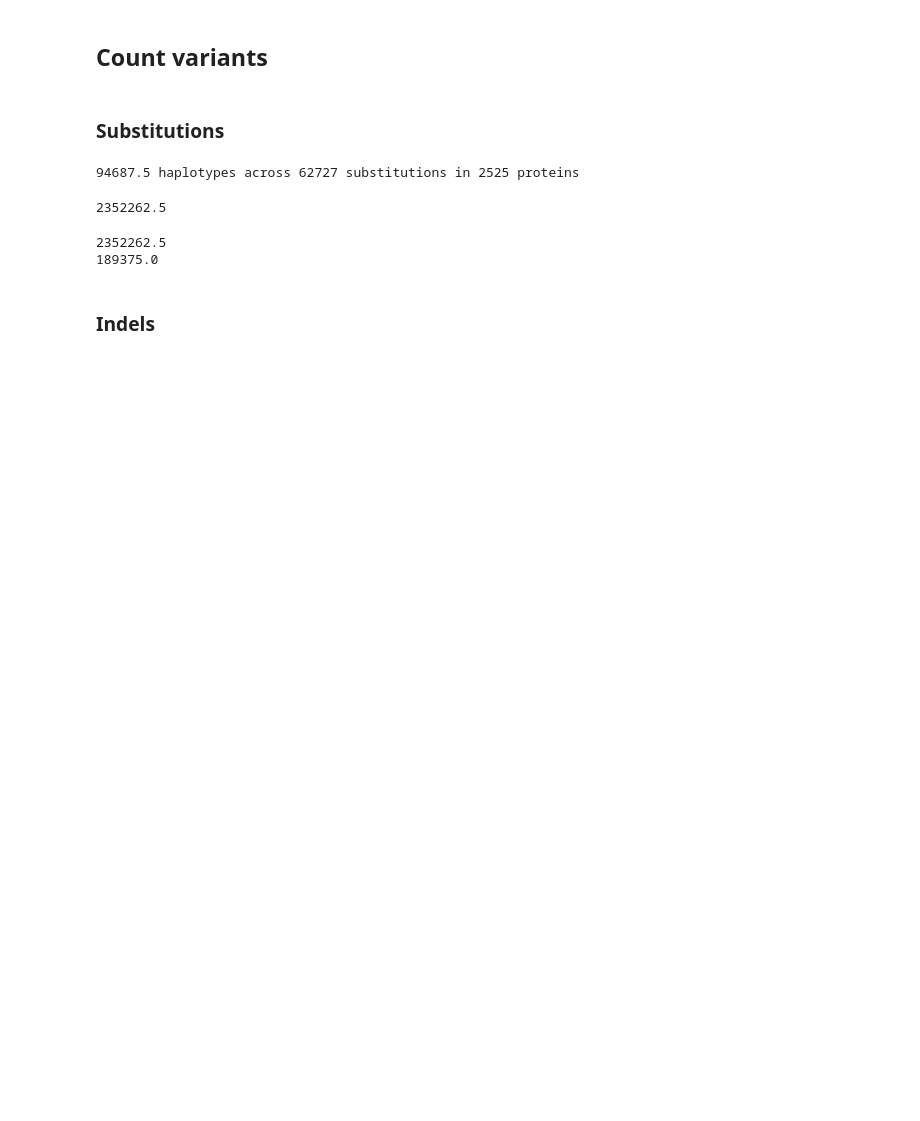
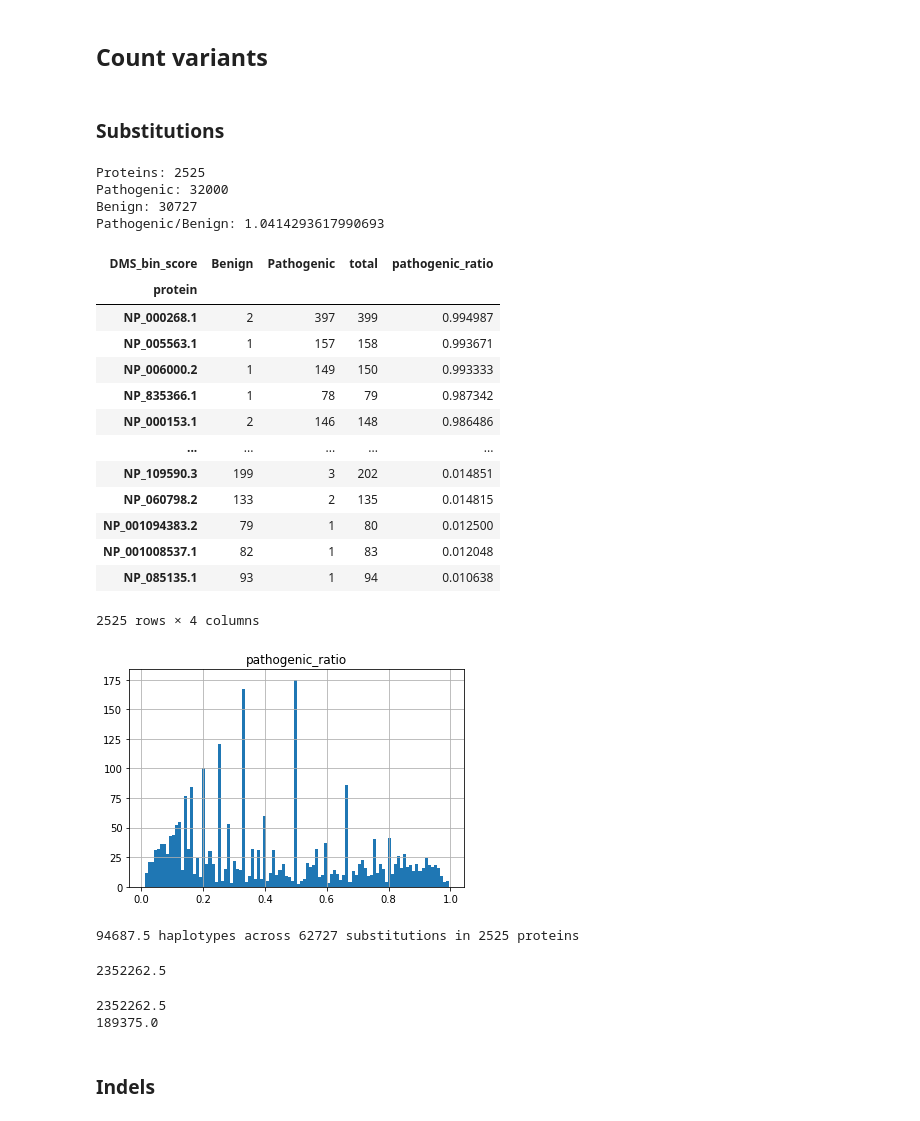
Before and after one commit to bschilder/VEP_protein, a Jupyter notebook: notebooks/ProteinGym.ipynb, the cells around one changed output. Cells and saved outputs as stored; diff of their text form; code cells hidden in the pictures; blank space fills up the shorter version.

```diff
--- a/notebooks/ProteinGym.ipynb
+++ b/notebooks/ProteinGym.ipynb
@@ -67,5 +62,25 @@ Loading from cache ==> /grid/koo/home/schilder/.cache/biomart/id_map.csv.gz
 # %% [markdown]
 ## Count variants
+# %%
+def get_variant_ratios(df,
+                       protein_col='protein',
+                       score_col='DMS_bin_score',
+                       mutant_col='mutant',
+                       fill_value=0):
+    df = df.copy()
+    # drop rows that are all NaN
+    df = df.dropna(axis=1, how='all')
+    print("Proteins:",df[protein_col].nunique())
+    df2 = df.groupby([protein_col, score_col])[mutant_col].count().unstack(fill_value=fill_value)
+    df2['total'] = df2['Benign'] + df2['Pathogenic']
+
+    print('Pathogenic:',sum(df2['Pathogenic']))
+    print('Benign:',sum(df2['Benign']))
+    print('Pathogenic/Benign:',sum(df2['Pathogenic']) / sum(df2['Benign']))
+    df2['pathogenic_ratio'] = (df2['Pathogenic']) / (df2['total'] + 1e-6)
+    df2.sort_values('pathogenic_ratio', ascending=False, inplace=True)
+    df2.hist('pathogenic_ratio', bins=100)
+    return df2
 # %% [markdown]
 ### Substitutions
 # %%
@@ -73,6 +88,28 @@ clinical_subs_df = pgd.concat_csvs(
     pg_resources,
     key='clinical_ProteinGym_substitutions',
     )
+# %%
+get_variant_ratios(clinical_subs_df)
+# %% [output]
+Proteins: 2525
+Pathogenic: 32000
+Benign: 30727
+Pathogenic/Benign: 1.0414293617990693
+| DMS_bin_score | Benign | Pathogenic | total | pathogenic_ratio |
+| protein |  |  |  |  |
+| NP_000268.1 | 2 | 397 | 399 | 0.994987 |
+| NP_005563.1 | 1 | 157 | 158 | 0.993671 |
+| NP_006000.2 | 1 | 149 | 150 | 0.993333 |
+| NP_835366.1 | 1 | 78 | 79 | 0.987342 |
+| NP_000153.1 | 2 | 146 | 148 | 0.986486 |
+| ... | ... | ... | ... | ... |
+| NP_109590.3 | 199 | 3 | 202 | 0.014851 |
+| NP_060798.2 | 133 | 2 | 135 | 0.014815 |
+| NP_001094383.2 | 79 | 1 | 80 | 0.012500 |
+| NP_001008537.1 | 82 | 1 | 83 | 0.012048 |
+| NP_085135.1 | 93 | 1 | 94 | 0.010638 |
+2525 rows × 4 columns
+[figure, added]
 # %%
 # Report stats
 haplotypes_per_protein = 37.5
```
Also changed, not shown: parts of 23 cells of this notebook, 8 other files.
